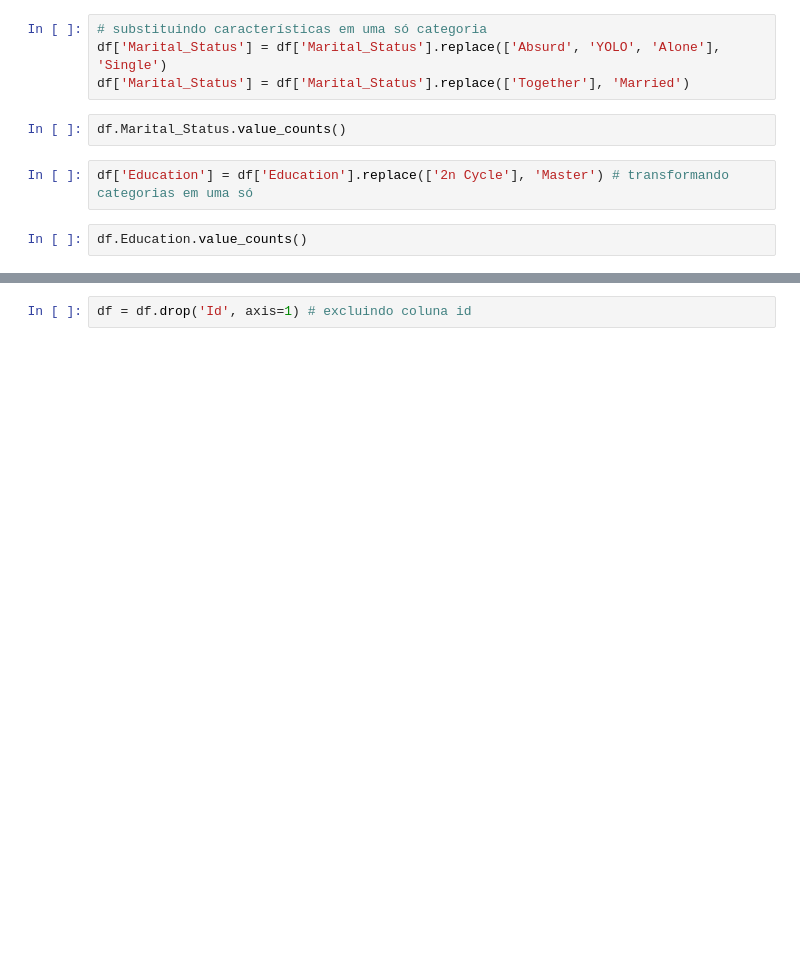
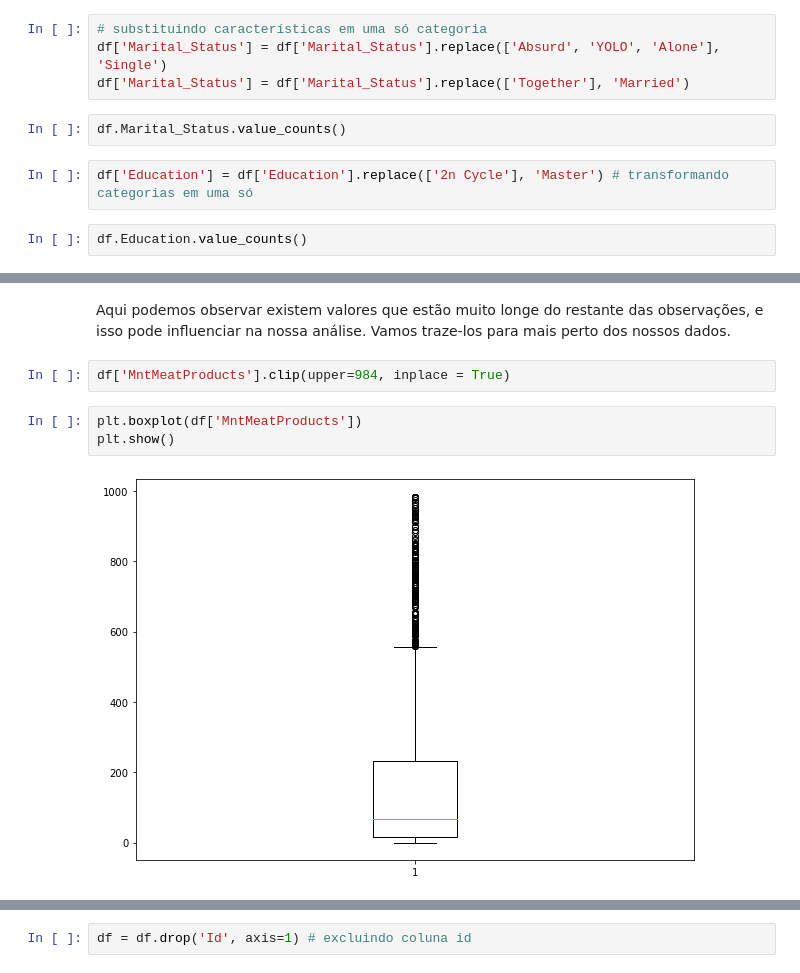
Before and after one commit to luigichaves/store_analysis, a Jupyter notebook: store.ipynb, the cells around one changed output, grey strips where cells are left out. Cells and saved outputs as stored; diff of their text form; blank space fills up the shorter version.

```diff
--- a/store.ipynb
+++ b/store.ipynb
@@ -122,0 +165,9 @@ df.loc[df['Income'].isnull()]
+# %% [markdown]
+Aqui podemos observar existem valores que estão muito longe do restante das observações, e isso pode influenciar na nossa análise. Vamos traze-los para mais perto dos nossos dados.
+# %%
+df['MntMeatProducts'].clip(upper=984, inplace = True)
+# %%
+plt.boxplot(df['MntMeatProducts'])
+plt.show()
+# %% [output]
+[figure, added]
```
Also changed, not shown: parts of 28 cells of this notebook.
